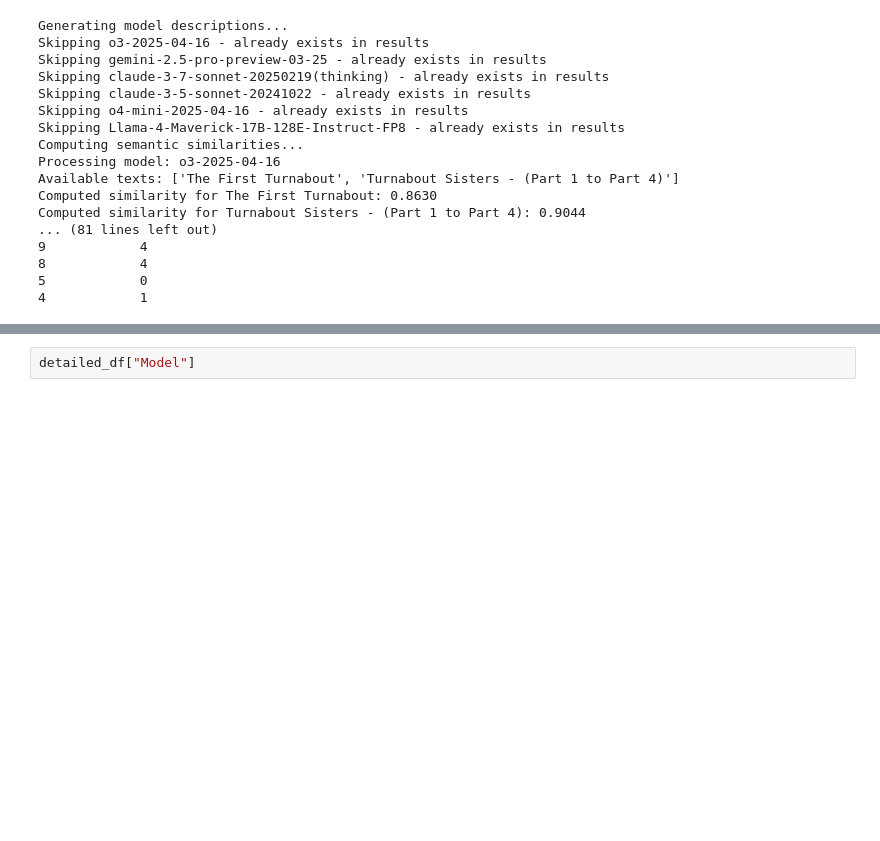
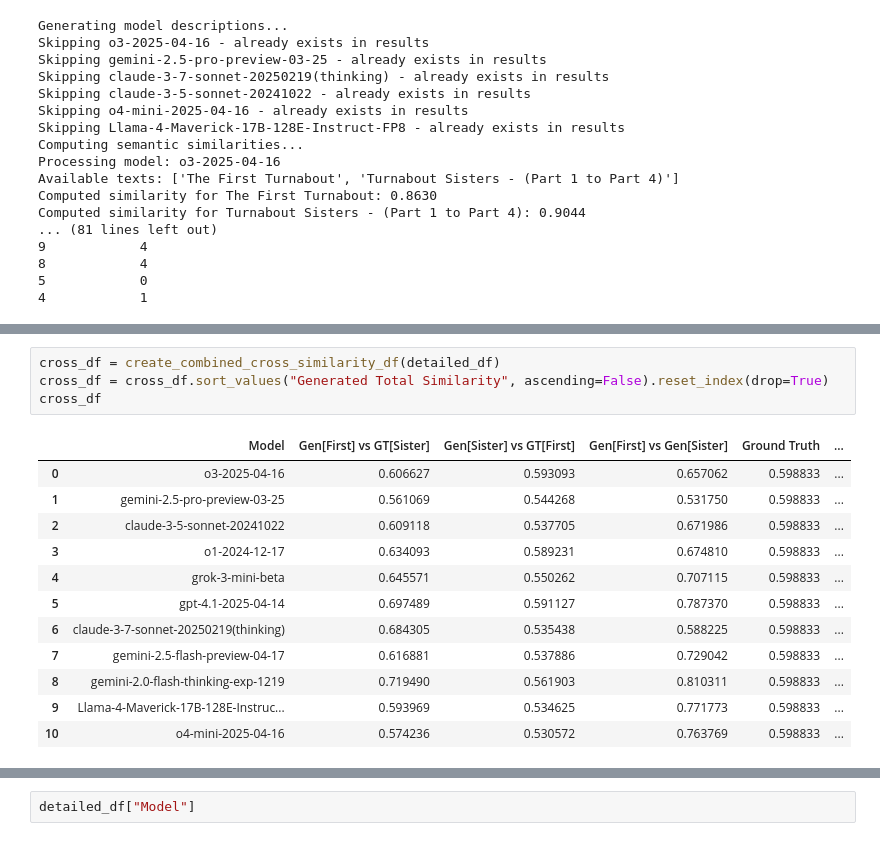
Before and after one commit to lmgame-org/GamingAgent, a Jupyter notebook: apps/ablation_study.ipynb, the cells around one changed output, grey strips where cells are left out. Saved outputs shown, nothing was run; the diff lists cells and outputs as text; blank space fills up the shorter version.

```diff
--- a/apps/ablation_study.ipynb
+++ b/apps/ablation_study.ipynb
@@ -412,0 +425,17 @@ Updated Results with Embedding Cross Correlation Scores:
+# %%
+cross_df = create_combined_cross_similarity_df(detailed_df)
+cross_df = cross_df.sort_values("Generated Total Similarity", ascending=False).reset_index(drop=True)
+cross_df
+# %% [output]
+|  | Model | Gen[First] vs GT[Sister] | Gen[Sister] vs GT[First] | Gen[First] vs Gen[Sister] | Ground Truth | ... |
+| 0 | o3-2025-04-16 | 0.606627 | 0.593093 | 0.657062 | 0.598833 | ... |
+| 1 | gemini-2.5-pro-preview-03-25 | 0.561069 | 0.544268 | 0.531750 | 0.598833 | ... |
+| 2 | claude-3-5-sonnet-20241022 | 0.609118 | 0.537705 | 0.671986 | 0.598833 | ... |
+| 3 | o1-2024-12-17 | 0.634093 | 0.589231 | 0.674810 | 0.598833 | ... |
+| 4 | grok-3-mini-beta | 0.645571 | 0.550262 | 0.707115 | 0.598833 | ... |
+| 5 | gpt-4.1-2025-04-14 | 0.697489 | 0.591127 | 0.787370 | 0.598833 | ... |
+| 6 | claude-3-7-sonnet-20250219(thinking) | 0.684305 | 0.535438 | 0.588225 | 0.598833 | ... |
+| 7 | gemini-2.5-flash-preview-04-17 | 0.616881 | 0.537886 | 0.729042 | 0.598833 | ... |
+| 8 | gemini-2.0-flash-thinking-exp-1219 | 0.719490 | 0.561903 | 0.810311 | 0.598833 | ... |
+| 9 | Llama-4-Maverick-17B-128E-Instruc... | 0.593969 | 0.534625 | 0.771773 | 0.598833 | ... |
+| 10 | o4-mini-2025-04-16 | 0.574236 | 0.530572 | 0.763769 | 0.598833 | ... |
```
Also changed, not shown: parts of 6 cells of this notebook.
